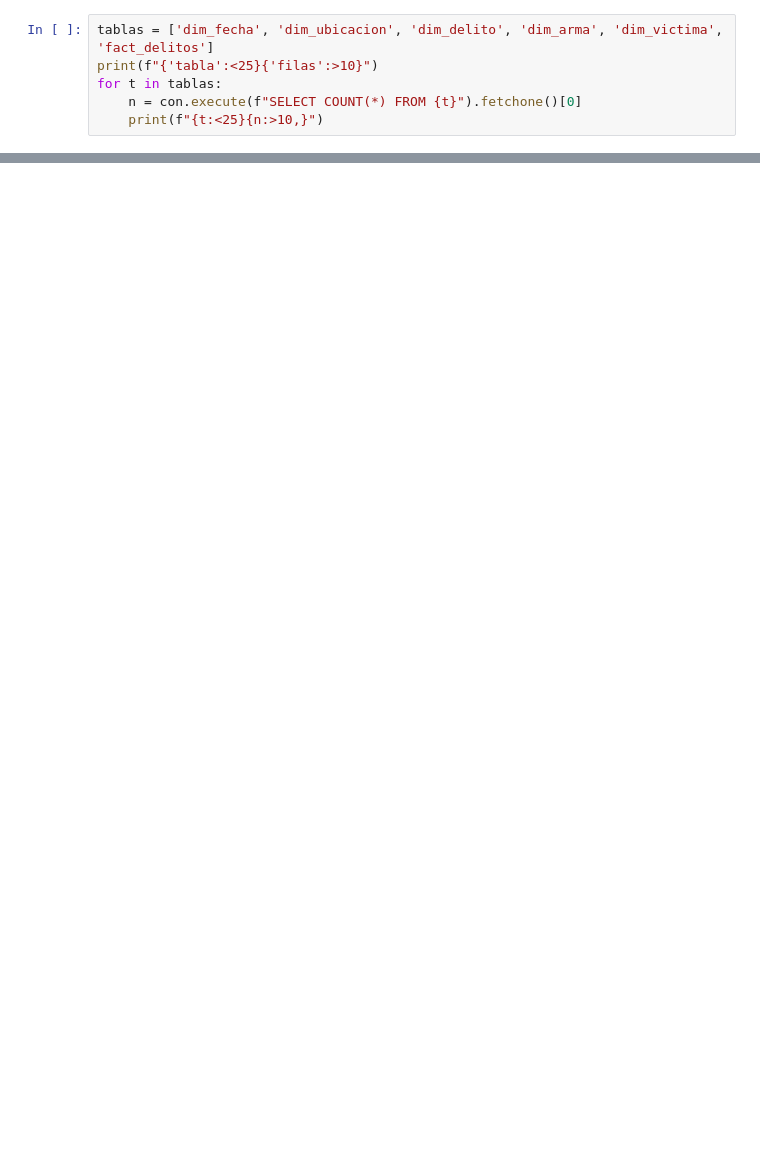
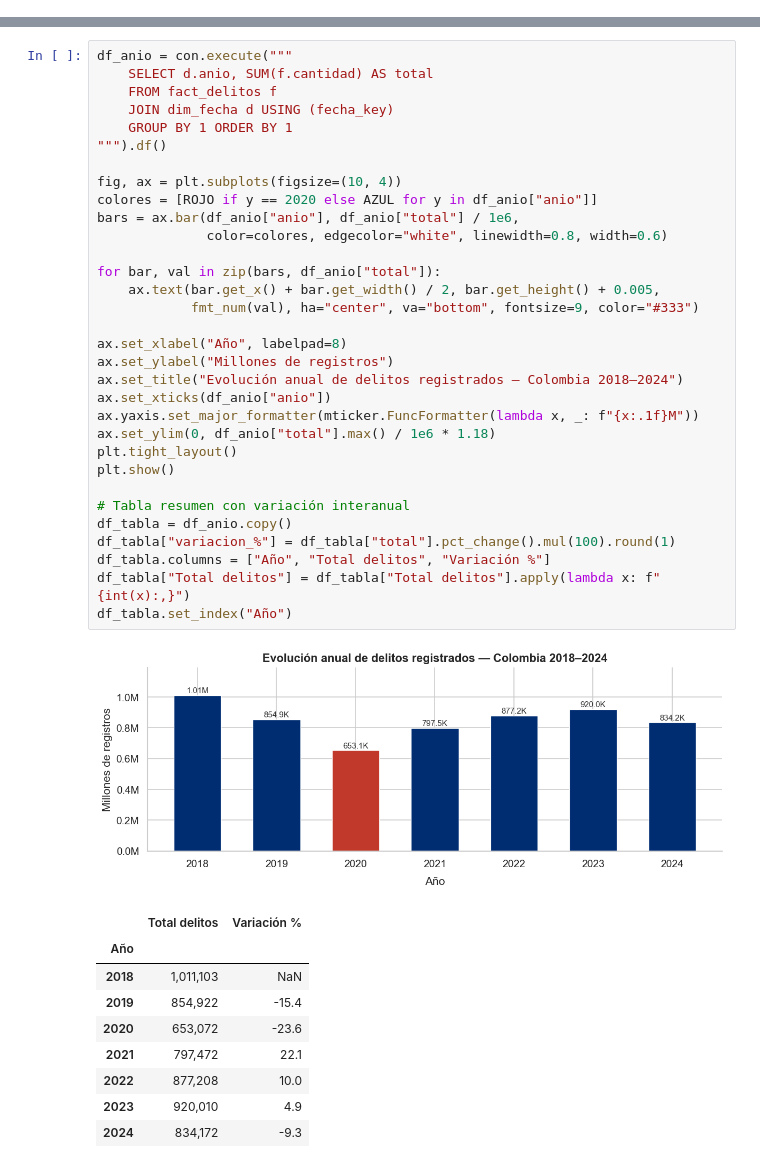
Before and after one commit to ustadistica/Datos-abiertos-Seguridad-y-Convivencia, a Jupyter notebook: notebooks/01_eda.ipynb, the cells around one changed output, grey strips where cells are left out. Drawn from its saved outputs; the diff is of its cells as text; blank space fills up the shorter version.

```diff
--- a/notebooks/01_eda.ipynb
+++ b/notebooks/01_eda.ipynb
@@ -39,6 +0,0 @@ con = duckdb.connect(str(DB_PATH), read_only=True)
-# %%
-tablas = ['dim_fecha', 'dim_ubicacion', 'dim_delito', 'dim_arma', 'dim_victima', 'fact_delitos']
-print(f"{'tabla':<25}{'filas':>10}")
-for t in tablas:
-    n = con.execute(f"SELECT COUNT(*) FROM {t}").fetchone()[0]
-    print(f"{t:<25}{n:>10,}")
@@ -243,0 +183,43 @@ Conexion cerrada.
+# %%
+df_anio = con.execute("""
+    SELECT d.anio, SUM(f.cantidad) AS total
+    FROM fact_delitos f
+    JOIN dim_fecha d USING (fecha_key)
+    GROUP BY 1 ORDER BY 1
+""").df()
+
+fig, ax = plt.subplots(figsize=(10, 4))
+colores = [ROJO if y == 2020 else AZUL for y in df_anio["anio"]]
+bars = ax.bar(df_anio["anio"], df_anio["total"] / 1e6,
+              color=colores, edgecolor="white", linewidth=0.8, width=0.6)
+
+for bar, val in zip(bars, df_anio["total"]):
+    ax.text(bar.get_x() + bar.get_width() / 2, bar.get_height() + 0.005,
+            fmt_num(val), ha="center", va="bottom", fontsize=9, color="#333")
+
+ax.set_xlabel("Año", labelpad=8)
+ax.set_ylabel("Millones de registros")
+ax.set_title("Evolución anual de delitos registrados — Colombia 2018–2024")
+ax.set_xticks(df_anio["anio"])
+ax.yaxis.set_major_formatter(mticker.FuncFormatter(lambda x, _: f"{x:.1f}M"))
+ax.set_ylim(0, df_anio["total"].max() / 1e6 * 1.18)
+plt.tight_layout()
+plt.show()
+
+# Tabla resumen con variación interanual
+df_tabla = df_anio.copy()
+df_tabla["variacion_%"] = df_tabla["total"].pct_change().mul(100).round(1)
+df_tabla.columns = ["Año", "Total delitos", "Variación %"]
+df_tabla["Total delitos"] = df_tabla["Total delitos"].apply(lambda x: f"{int(x):,}")
+df_tabla.set_index("Año")
+# %% [output]
+[figure, added]
+|  | Total delitos | Variación % |
+| Año |  |  |
+| 2018 | 1,011,103 | NaN |
+| 2019 | 854,922 | -15.4 |
+| 2020 | 653,072 | -23.6 |
+| 2021 | 797,472 | 22.1 |
+| 2022 | 877,208 | 10.0 |
+| 2023 | 920,010 | 4.9 |
+| 2024 | 834,172 | -9.3 |
```
Also changed, not shown: parts of 38 cells of this notebook.
